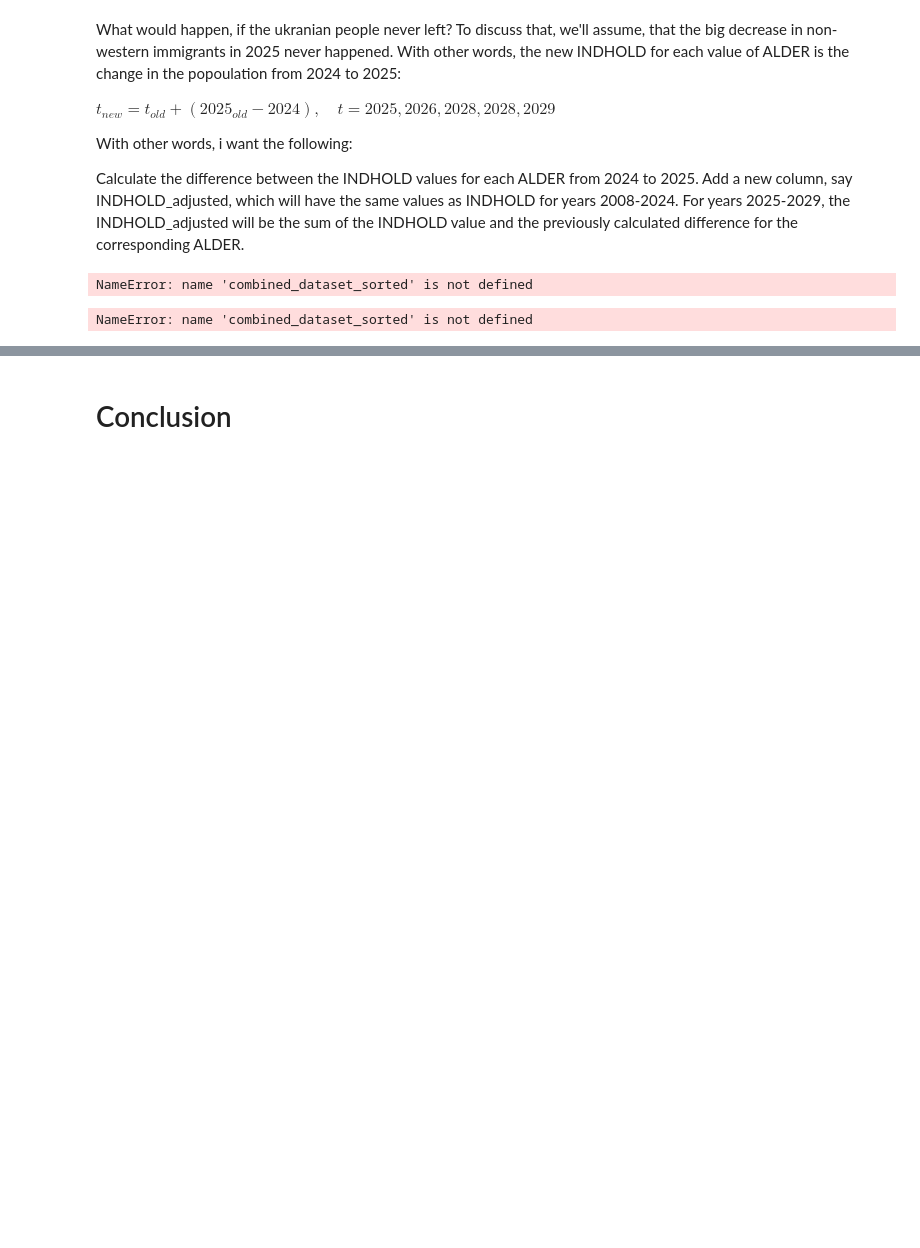
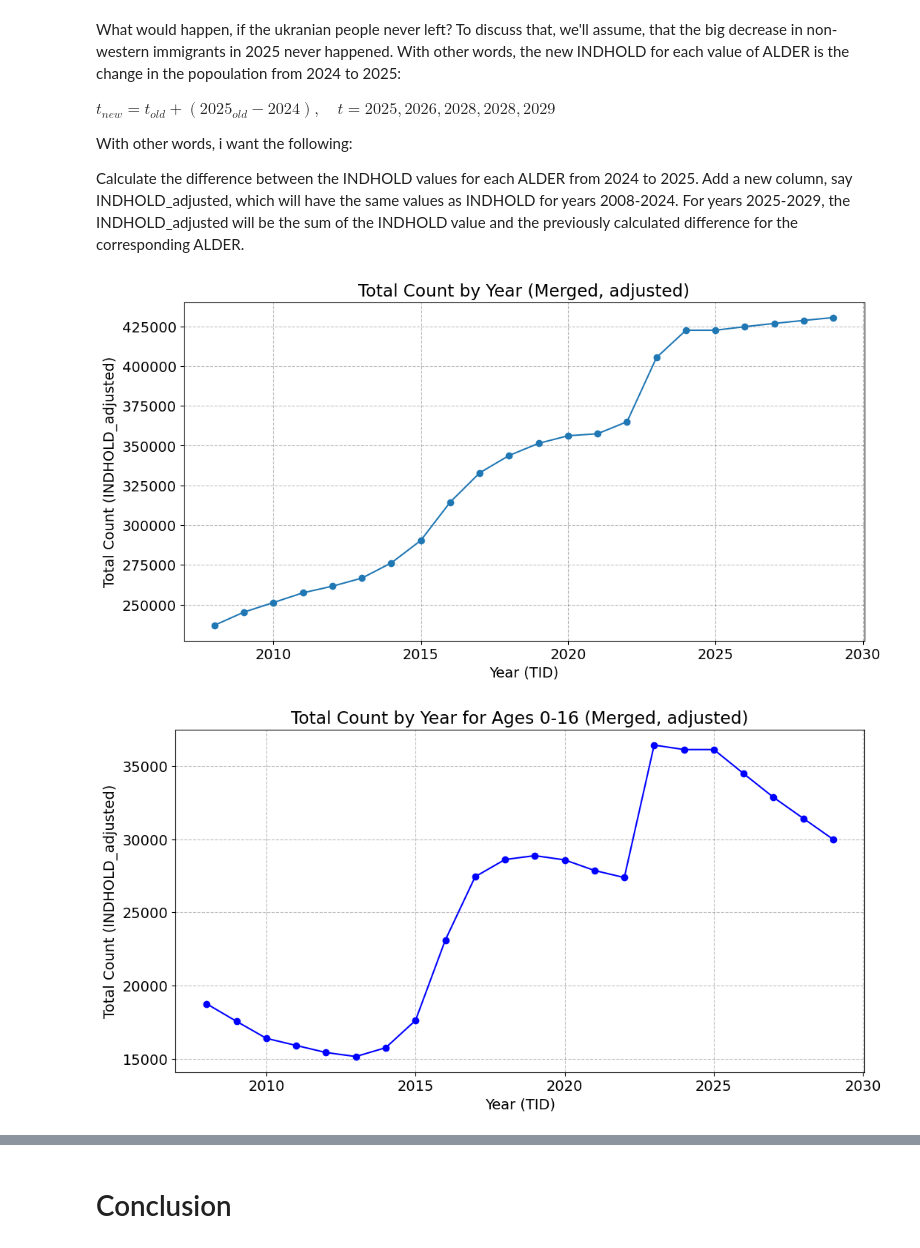
Before and after one commit to NumEconCopenhagen/projects-2024-team-westenholz, a Jupyter notebook: dataproject/dataproject.ipynb, the cells around one changed output, grey strips where cells are left out. Drawn from its saved outputs; the diff is of its cells as text; code cells hidden in the pictures; blank space fills up the shorter version.

```diff
--- a/dataproject/dataproject.ipynb
+++ b/dataproject/dataproject.ipynb
@@ -483,65 +326,31 @@ Calculate the difference between the INDHOLD values for each ALDER from 2024 to
 Add a new column, say INDHOLD_adjusted, which will have the same values as INDHOLD for years 2008-2024.
 For years 2025-2029, the INDHOLD_adjusted will be the sum of the INDHOLD value and the previously calculated difference for the corresponding ALDER.
 # %%
+import pandas as pd
+
+# Copy the original DataFrame to a new one to keep the original data unchanged
+adjusted_dataset = combined_dataset_sorted.copy()
+
 # Ensure 'INDHOLD_adjusted' column exists with the same initial values as 'INDHOLD'
-combined_dataset_sorted['INDHOLD_adjusted'] = combined_dataset_sorted['INDHOLD']
+adjusted_dataset['INDHOLD_adjusted'] = adjusted_dataset['INDHOLD']
 
 # Step 1: Calculate the change from 2024 to 2025 for each ALDER
 # Make sure to align and sort 'ALDER' indices if necessary to ensure correct subtraction
-change_2024_to_2025 = combined_dataset_sorted[combined_dataset_sorted['TID'] == 2025].set_index('ALDER')['INDHOLD'] \
-                      - combined_dataset_sorted[combined_dataset_sorted['TID'] == 2024].set_index('ALDER')['INDHOLD']
+change_2024_to_2025 = adjusted_dataset[adjusted_dataset['TID'] == 2025].set_index('ALDER')['INDHOLD'] \
+                      - adjusted_dataset[adjusted_dataset['TID'] == 2024].set_index('ALDER')['INDHOLD']
 
 # Step 2: Adjust the values for years 2025 to 2029
 for year in range(2025, 2030):  # This includes year 2029
     for alder in change_2024_to_2025.index:
         # Find indices for the specified year and ALDER
-        idx = combined_dataset_sorted[(combined_dataset_sorted['TID'] == year) & (combined_dataset_sorted['ALDER'] == alder)].index
+        idx = adjusted_dataset[(adjusted_dataset['TID'] == year) & (adjusted_dataset['ALDER'] == alder)].index
         # Ensure 'INDHOLD_adjusted' is being correctly modified
         if len(idx) > 0:  # Ensure the index list is not empty
-            combined_dataset_sorted.loc[idx, 'INDHOLD_adjusted'] = combined_dataset_sorted.loc[idx, 'INDHOLD'] - change_2024_to_2025[alder]
+            adjusted_dataset.loc[idx, 'INDHOLD_adjusted'] = adjusted_dataset.loc[idx, 'INDHOLD'] - change_2024_to_2025[alder]
+
+# Now, adjusted_dataset contains the adjusted values, and combined_dataset_sorted remains unchanged.
-# %% [output]
-NameError: name 'combined_dataset_sorted' is not defined
-# %%
-import matplotlib.pyplot as plt
-
-# Group by 'TID' and sum 'INDHOLD_adjusted' to get the total for each year from the combined dataset
-yearly_totals_adjusted = combined_dataset_sorted.groupby('TID')['INDHOLD_adjusted'].sum().reset_index()
-
-# Plot total count by year for the combined dataset using 'INDHOLD_adjusted'
-plt.figure(figsize=(12, 6))
-plt.plot(yearly_totals_adjusted['TID'], yearly_totals_adjusted['INDHOLD_adjusted'], '-o')
-plt.title('Total Count by Year (Adjusted)')
-plt.xlabel('Year (TID)')
-plt.ylabel('Total Count (INDHOLD_adjusted)')
-plt.grid(True)
-plt.show()
-
-# Define the age ranges, directly as strings
-young_age_range = [str(age) for age in range(0, 17)]  # 0-16 years
-senior_age_range = [str(age) for age in range(80, 106)]  # 80-105 years
-
-# Filter the combined dataset for the young age range and group by 'TID', using 'INDHOLD_adjusted'
-young_totals_adjusted = combined_dataset_sorted[combined_dataset_sorted['ALDER'].isin(young_age_range)].groupby('TID')['INDHOLD_adjusted'].sum().reset_index()
-
-# Filter the combined dataset for the senior age range and group by 'TID', using 'INDHOLD_adjusted'
-senior_totals_adjusted = combined_dataset_sorted[combined_dataset_sorted['ALDER'].isin(senior_age_range)].groupby('TID')['INDHOLD_adjusted'].sum().reset_index()
-
-# Plot for young age range using 'INDHOLD_adjusted'
-plt.figure(figsize=(12, 6))
-plt.plot(young_totals_adjusted['TID'], young_totals_adjusted['INDHOLD_adjusted'], '-o', color='blue')
-plt.title('Total Count by Year for Ages 0-16 (Adjusted)')
-plt.xlabel('Year (TID)')
-plt.ylabel('Total Count (INDHOLD_adjusted)')
-plt.grid(True)
-plt.show()
-
-# Plot for senior age range using 'INDHOLD_adjusted'
-plt.figure(figsize=(12, 6))
-plt.plot(senior_totals_adjusted['TID'], senior_totals_adjusted['INDHOLD_adjusted'], '-o', color='green')
-plt.title('Total Count by Year for Ages 80+ (Adjusted)')
-plt.xlabel('Year (TID)')
-plt.ylabel('Total Count (INDHOLD_adjusted)')
-plt.grid(True)
-plt.show()
-# %% [output]
-NameError: name 'combined_dataset_sorted' is not defined
+# %%
+graph_analysis(adjusted_dataset, "Merged, adjusted", indhold_column='INDHOLD_adjusted')
+# %% [output]
+[figure, added]
+[figure, added]
```
Also changed, not shown: parts of 18 cells of this notebook, 1 other file.
